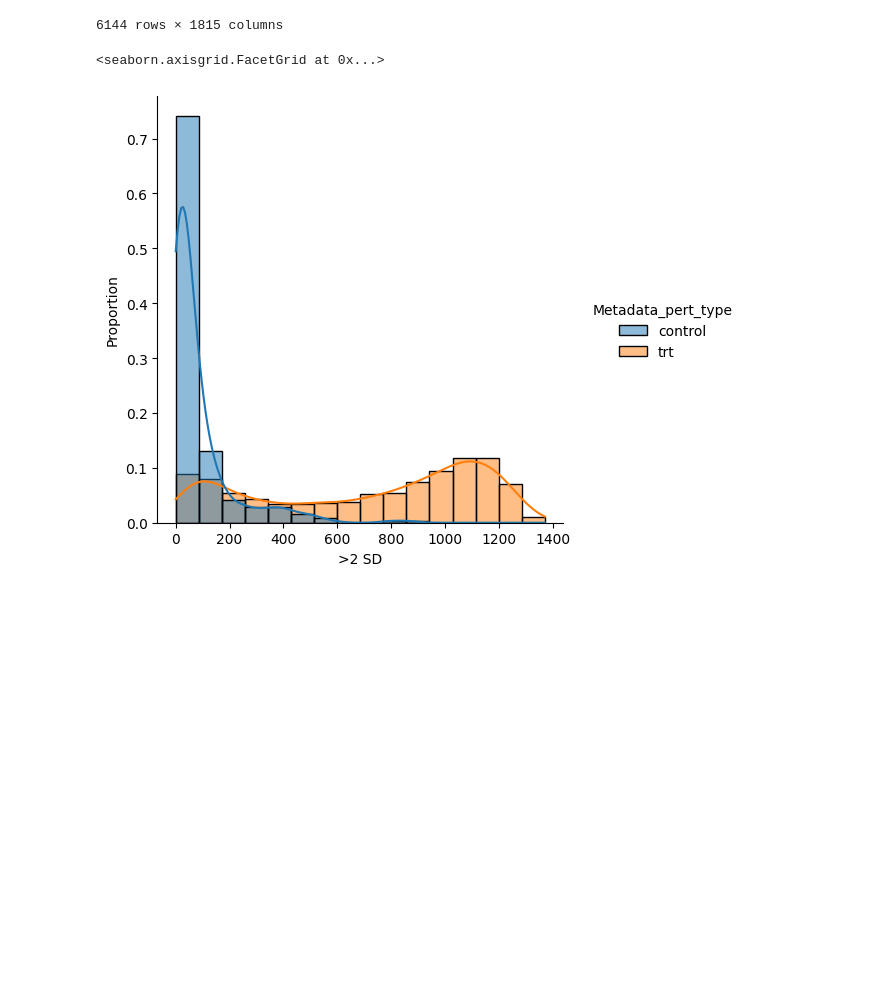
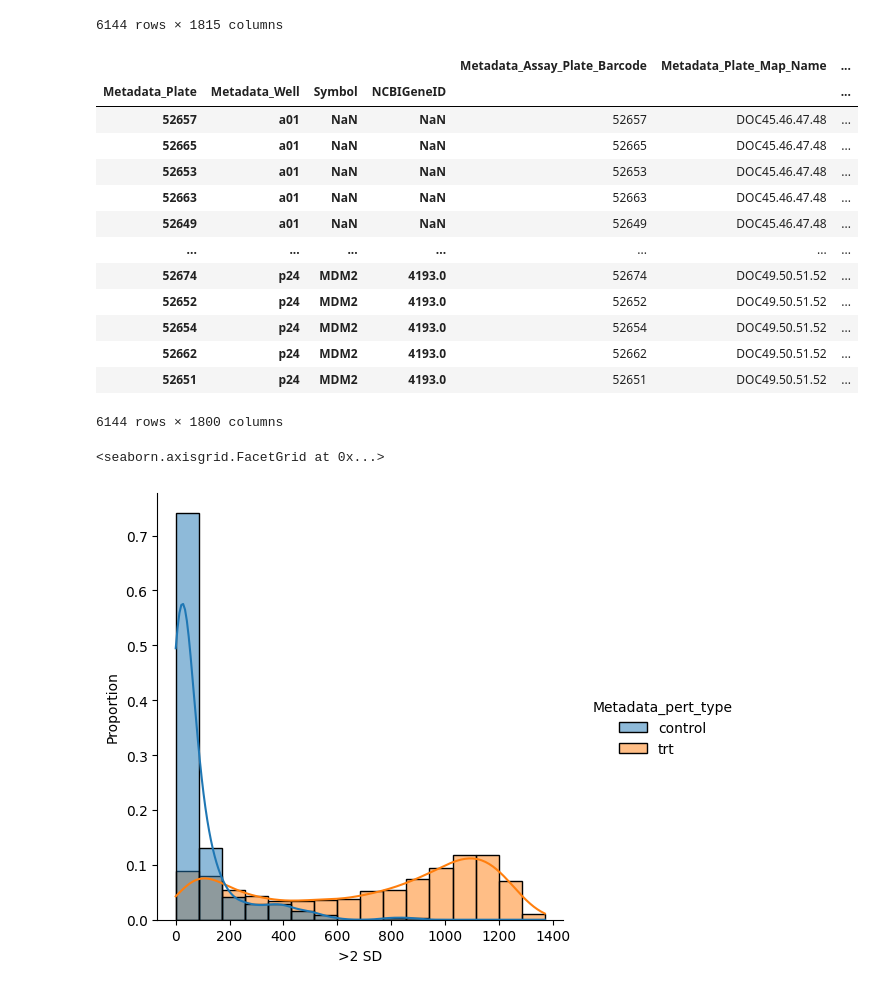
Before and after one commit to Craven-Biostat-Lab/morphology-prediction, a Jupyter notebook: data-loading-cpg0003.ipynb, the cells around one changed output. Cells and saved outputs as stored; diff of their text form; code cells hidden in the pictures; blank space fills up the shorter version.

```diff
--- a/data-loading-cpg0003.ipynb
+++ b/data-loading-cpg0003.ipynb
@@ -28,7 +30,8 @@ processing_levels = ("augmented", "normalized", "normalized_variable_selected")
 # Let's take a look at the A549 data
 a549_profiles = pd.read_csv(
     profile_uri_template.format_map({'dataset': datasets[0], 'processing': 'augmented'}),
-    storage_options={'anon': True}
+    storage_options={'anon': True},
+    dtype={'NCBIGeneID': 'str'}
 )
 
 a549_profiles
@@ -58,6 +63,6 @@ a549_feature_cols = a549_profiles.columns[
 # %%
 # Get normalized profiles
-normalized_a549_profiles = a549_profiles.groupby('Metadata_Plate').apply(
+normalized_a549_profiles = a549_profiles.set_index(meta_cols).groupby('Metadata_Plate', group_keys=False).apply(
     pycytominer.normalize,
     # profiles is first positional argument
     # features=list(feature_cols),
@@ -65,5 +70,22 @@ normalized_a549_profiles = a549_profiles.groupby('Metadata_Plate').apply(
     method="standardize",
     samples="Metadata_pert_type == 'control'"
 )
+# %%
+normalized_a549_profiles
+# %% [output]
+|  |  |  |  | Metadata_Assay_Plate_Barcode | Metadata_Plate_Map_Name | ... |
+| Metadata_Plate | Metadata_Well | Symbol | NCBIGeneID |  |  | ... |
+| 52657 | a01 | NaN | NaN | 52657 | DOC45.46.47.48 | ... |
+| 52665 | a01 | NaN | NaN | 52665 | DOC45.46.47.48 | ... |
+| 52653 | a01 | NaN | NaN | 52653 | DOC45.46.47.48 | ... |
+| 52663 | a01 | NaN | NaN | 52663 | DOC45.46.47.48 | ... |
+| 52649 | a01 | NaN | NaN | 52649 | DOC45.46.47.48 | ... |
+| ... | ... | ... | ... | ... | ... | ... |
+| 52674 | p24 | MDM2 | 4193.0 | 52674 | DOC49.50.51.52 | ... |
+| 52652 | p24 | MDM2 | 4193.0 | 52652 | DOC49.50.51.52 | ... |
+| 52654 | p24 | MDM2 | 4193.0 | 52654 | DOC49.50.51.52 | ... |
+| 52662 | p24 | MDM2 | 4193.0 | 52662 | DOC49.50.51.52 | ... |
+| 52651 | p24 | MDM2 | 4193.0 | 52651 | DOC49.50.51.52 | ... |
+6144 rows × 1800 columns
 # %%
 # Get SD counts
```
Also changed, not shown: parts of 38 cells of this notebook.
